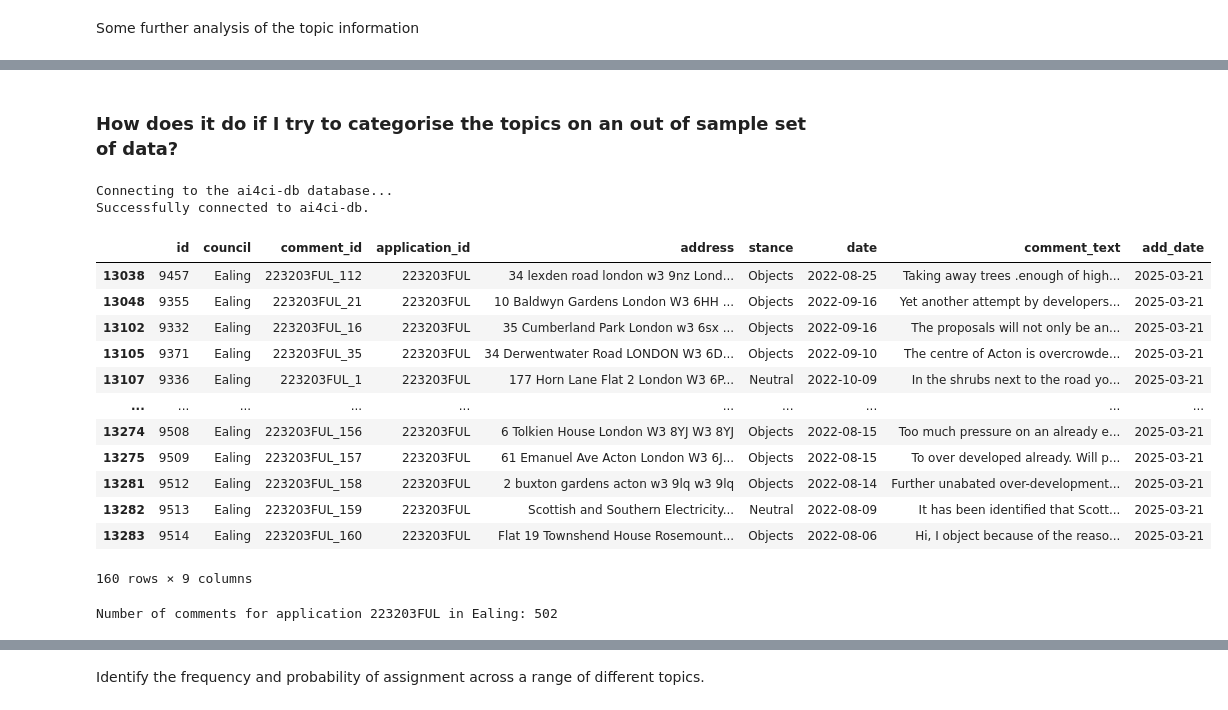
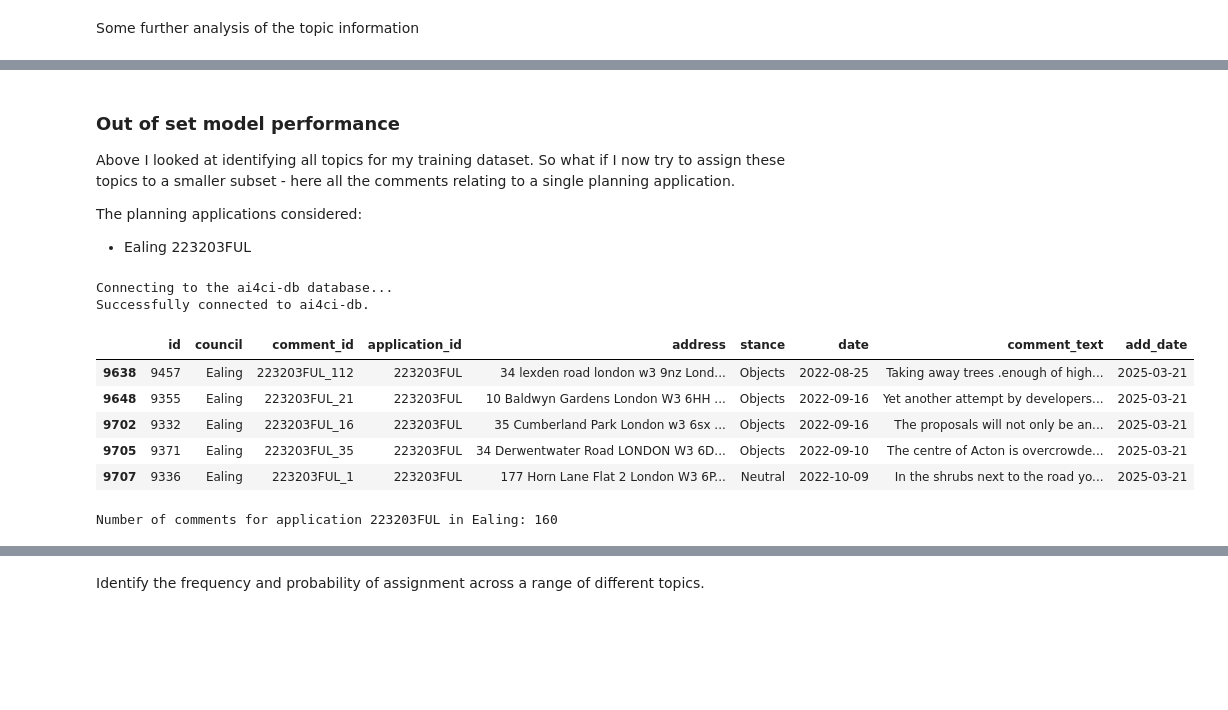
Before and after one commit to Bea-Taylor/nimby_nlp, a Jupyter notebook: nbs/1_0_2_topic_modelling.ipynb, the cells around one changed output, grey strips where cells are left out. Drawn from its saved outputs; the diff is of its cells as text; code cells hidden in the pictures; blank space fills up the shorter version.

```diff
--- a/nbs/1_0_2_topic_modelling.ipynb
+++ b/nbs/1_0_2_topic_modelling.ipynb
@@ -362,5 +291,3 @@ linkage_function = lambda x: sch.linkage(x, 'single', optimal_ordering=True)
 hierarchical_topics = topic_model_no_place.hierarchical_topics(cleaned_place_text, linkage_function=linkage_function)
 # %%
 topic_model_no_place.visualize_hierarchy(hierarchical_topics=hierarchical_topics)
-# %% [markdown]
-### How does it do if I try to categorise the topics on an out of sample set of data?
@@ -371,3 +294,10 @@ from comments_saver import CommentsSaver
+# %% [markdown]
+### Out of set model performance
+
+Above I looked at identifying all topics for my training dataset. So what if I now try to assign these topics to a smaller subset - here all the comments relating to a single planning application.
+
+The planning applications considered:
+* Ealing 223203FUL
 # %%
 cs = CommentsSaver(env='prod')
 df = cs.read_all()
@@ -376,18 +306,11 @@ df_ealing = df[df['application_id']=='223203FUL']
 Connecting to the ai4ci-db database...
 Successfully connected to ai4ci-db.
 # %%
-df_ealing
+df_ealing.head()
 # %% [output]
 |  | id | council | comment_id | application_id | address | stance | date | comment_text | add_date |
-| 13038 | 9457 | Ealing | 223203FUL_112 | 223203FUL | 34 lexden road london w3 9nz Lond... | Objects | 2022-08-25 | Taking away trees .enough of high... | 2025-03-21 |
-| 13048 | 9355 | Ealing | 223203FUL_21 | 223203FUL | 10 Baldwyn Gardens London W3 6HH ... | Objects | 2022-09-16 | Yet another attempt by developers... | 2025-03-21 |
-| 13102 | 9332 | Ealing | 223203FUL_16 | 223203FUL | 35 Cumberland Park London w3 6sx ... | Objects | 2022-09-16 | The proposals will not only be an... | 2025-03-21 |
-| 13105 | 9371 | Ealing | 223203FUL_35 | 223203FUL | 34 Derwentwater Road LONDON W3 6D... | Objects | 2022-09-10 | The centre of Acton is overcrowde... | 2025-03-21 |
-| 13107 | 9336 | Ealing | 223203FUL_1 | 223203FUL | 177 Horn Lane Flat 2 London W3 6P... | Neutral | 2022-10-09 | In the shrubs next to the road yo... | 2025-03-21 |
-| ... | ... | ... | ... | ... | ... | ... | ... | ... | ... |
-| 13274 | 9508 | Ealing | 223203FUL_156 | 223203FUL | 6 Tolkien House London W3 8YJ W3 8YJ | Objects | 2022-08-15 | Too much pressure on an already e... | 2025-03-21 |
-| 13275 | 9509 | Ealing | 223203FUL_157 | 223203FUL | 61 Emanuel Ave Acton London W3 6J... | Objects | 2022-08-15 | To over developed already. Will p... | 2025-03-21 |
-| 13281 | 9512 | Ealing | 223203FUL_158 | 223203FUL | 2 buxton gardens acton w3 9lq w3 9lq | Objects | 2022-08-14 | Further unabated over-development... | 2025-03-21 |
-| 13282 | 9513 | Ealing | 223203FUL_159 | 223203FUL | Scottish and Southern Electricity... | Neutral | 2022-08-09 | It has been identified that Scott... | 2025-03-21 |
-| 13283 | 9514 | Ealing | 223203FUL_160 | 223203FUL | Flat 19 Townshend House Rosemount... | Objects | 2022-08-06 | Hi, I object because of the reaso... | 2025-03-21 |
+| 9638 | 9457 | Ealing | 223203FUL_112 | 223203FUL | 34 lexden road london w3 9nz Lond... | Objects | 2022-08-25 | Taking away trees .enough of high... | 2025-03-21 |
+| 9648 | 9355 | Ealing | 223203FUL_21 | 223203FUL | 10 Baldwyn Gardens London W3 6HH ... | Objects | 2022-09-16 | Yet another attempt by developers... | 2025-03-21 |
+| 9702 | 9332 | Ealing | 223203FUL_16 | 223203FUL | 35 Cumberland Park London w3 6sx ... | Objects | 2022-09-16 | The proposals will not only be an... | 2025-03-21 |
+| 9705 | 9371 | Ealing | 223203FUL_35 | 223203FUL | 34 Derwentwater Road LONDON W3 6D... | Objects | 2022-09-10 | The centre of Acton is overcrowde... | 2025-03-21 |
+| 9707 | 9336 | Ealing | 223203FUL_1 | 223203FUL | 177 Horn Lane Flat 2 London W3 6P... | Neutral | 2022-10-09 | In the shrubs next to the road yo... | 2025-03-21 |
-160 rows × 9 columns
@@ -407,3 +317,7 @@ df_ealing
+# %%
+print(f'Number of comments for application 223203FUL in Ealing: {len(df_ealing)}')
+# %% [output]
+Number of comments for application 223203FUL in Ealing: 160
 # %%
 # remove place names, numbers and non-ASCII characters
 df_ealing = nlp.remove_place_names(df=df_ealing, column='comment_text')
@@ -414,10 +328,6 @@ df_ealing = nlp.remove_non_ascii(df=df_ealing, column='cleaned_comment_text')
 df_ealing_split = nlp.split_text_on_newline(df=df_ealing, column='cleaned_comment_text')
 # %%
 cleaned_ealing_text = df_ealing_split['cleaned_comment_text'].tolist()
-# %%
-print(f'Number of comments for application 223203FUL in Ealing: {len(cleaned_ealing_text)}')
-# %% [output]
-Number of comments for application 223203FUL in Ealing: 502
 # %%
 # Apply previous topic model to the new dataset of comments from the one application in Ealing
 topics_subset, probs_subset = topic_model_no_place.transform(cleaned_ealing_text)
```
Also changed, not shown: parts of 48 cells of this notebook.
